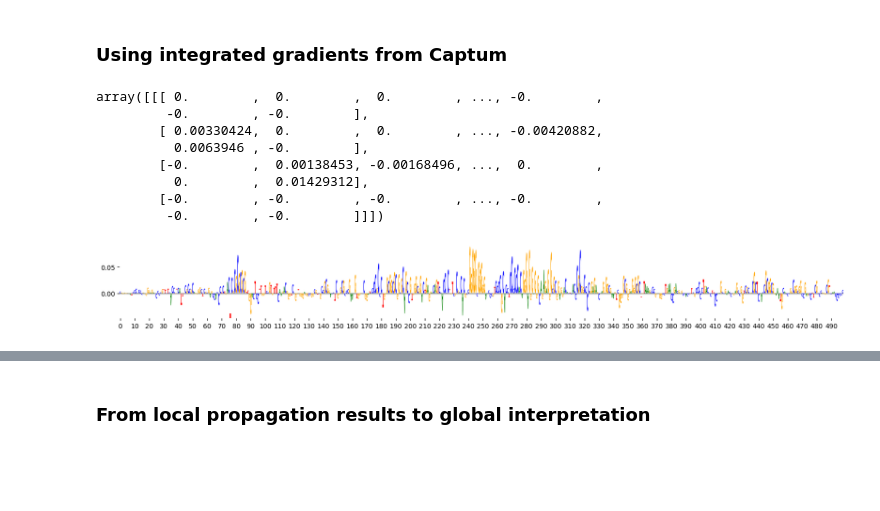
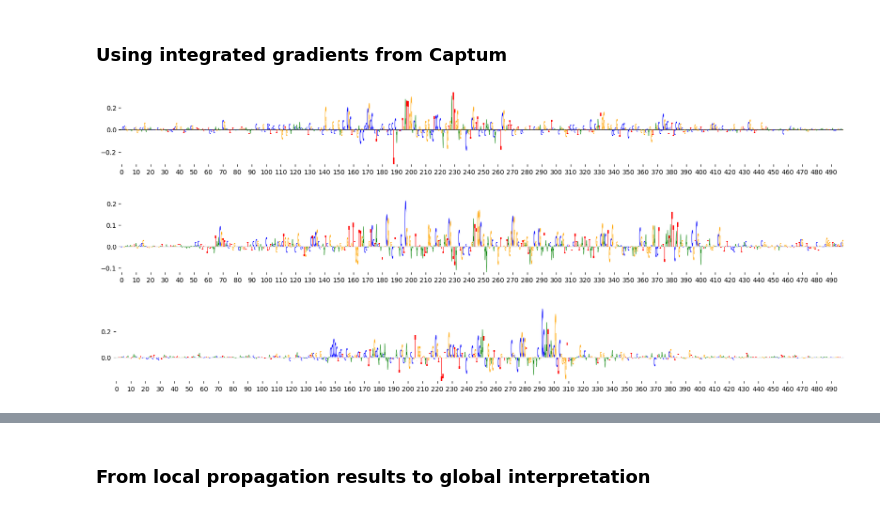
Before and after one commit to victornemenike/neural-crest-deep-learning, a Jupyter notebook: notebooks/multi_task_model.ipynb, the cells around one changed output, grey strips where cells are left out. Drawn from its saved outputs; the diff is of its cells as text; code cells hidden in the pictures; blank space fills up the shorter version.

```diff
--- a/notebooks/multi_task_model.ipynb
+++ b/notebooks/multi_task_model.ipynb
@@ -471,11 +524,11 @@ preds_df[['neural crest']].sort_values(by = "neural crest", ascending=False)
 import grelu.sequence.format
 
 input_seqs = grelu.sequence.format.convert_input_type(
-    ad_test.var,
+    selected_indices,
     output_type="strings",
     genome=genome
 )
-input_seq = input_seqs[13232]
 
-len(input_seq)
+
+len(input_seqs)
 # %% [output]
@@ -507,6 +564,6 @@ Aggregate()
 import grelu.interpret.score
 
 attrs = grelu.interpret.score.get_attributions(
-    model, input_seq, prediction_transform=neural_crest_peaks, device=0,
+    model, input_seqs, prediction_transform=neural_crest_peaks, device=0,
     method="integratedgradients",
 )
@@ -513,8 +574,9 @@ attrs = grelu.interpret.score.get_attributions(
 # %%
-grelu.visualize.plot_attributions(
-    attrs,
-    ticks=10,
-)
+for s in range(len(input_seqs)):
+    grelu.visualize.plot_attributions(
+        attrs[s,:,:],
+        ticks=10,
+    )
 
-_ = plt.show()
+    _ = plt.show()
 # %% [output]
@@ -524,33 +588,22 @@ _ = plt.show()
 # %%
 from utils import get_captum_integrated_gradients
 
-prediction_transform=neural_crest_peaks
-device = 0
-correct_grad = False
 
 captum_attrs = get_captum_integrated_gradients(
-    model, input_seq, genome, prediction_transform=prediction_transform, device=0,
+    model, input_seqs, genome, prediction_transform=neural_crest_peaks, device=0,
     multiply_by_inputs= True,
 )
-
-captum_attrs
-# %% [output]
-array([[[ 0.        ,  0.        ,  0.        , ..., -0.        ,
-         -0.        , -0.        ],
-        [ 0.00330424,  0.        ,  0.        , ..., -0.00420882,
-          0.0063946 , -0.        ],
-        [-0.        ,  0.00138453, -0.00168496, ...,  0.        ,
-          0.        ,  0.01429312],
-        [-0.        , -0.        , -0.        , ..., -0.        ,
-         -0.        , -0.        ]]])
 # %%
-grelu.visualize.plot_attributions(
-    captum_attrs,
-    ticks=10,
-)
+for s in range(len(input_seqs)):
+    grelu.visualize.plot_attributions(
+        captum_attrs[s,:,:],
+        ticks=10,
+    )
 
-_ = plt.show()
+    _ = plt.show()
 # %% [output]
-[figure, old version]
+[figure, new version]
+[figure, added]
+[figure, added]
 # %%
 captum_attrs = get_captum_integrated_gradients(
```
Also changed, not shown: parts of 50 cells of this notebook.
